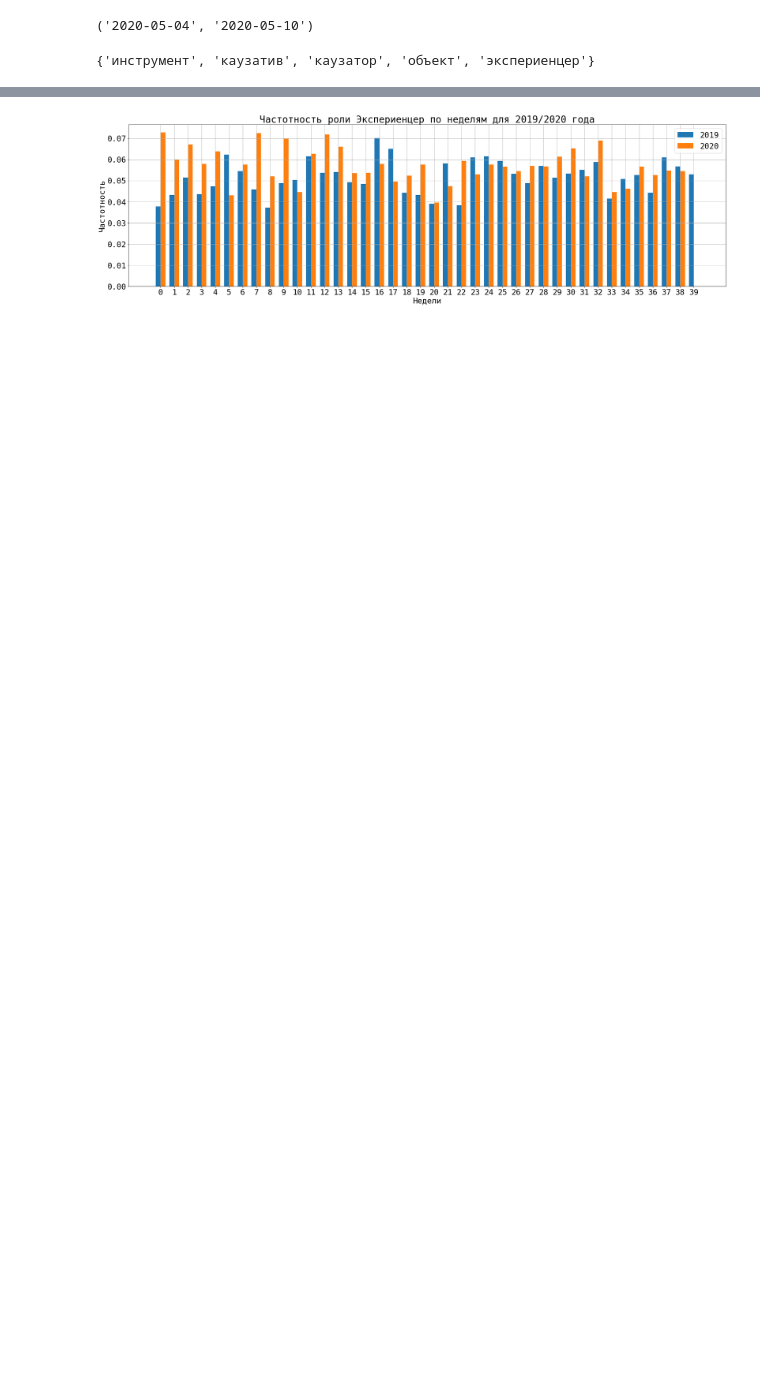
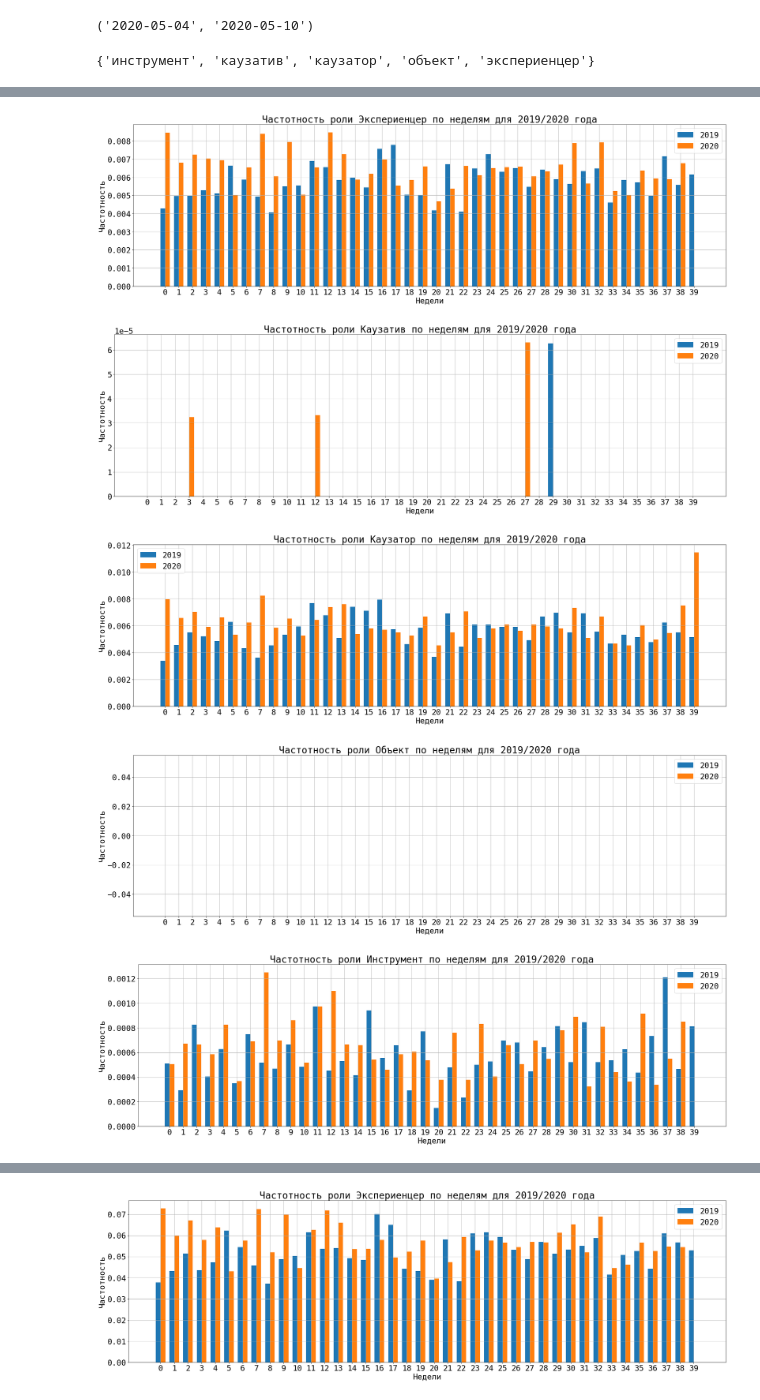
Before and after one commit to Rexhaif/sementic_role_labeler, a Jupyter notebook: experiments/srl_demo.ipynb, the cells around one changed output, grey strips where cells are left out. Drawn from its saved outputs; the diff is of its cells as text; code cells hidden in the pictures; blank space fills up the shorter version.

```diff
--- a/experiments/srl_demo.ipynb
+++ b/experiments/srl_demo.ipynb
@@ -806,3 +1198,28 @@ res2.head()
+# %%
+writer = pd.ExcelWriter("pikabu-total-stats.xlsx")
+for k in result_2019:
+    dataframe = pd.DataFrame(result_2019[k])
+    dataframe.to_excel(writer, f"{k}-2019")
+
+for k in result_2020:
+    dataframe = pd.DataFrame(result_2020[k])
+    dataframe.to_excel(writer, f"{k}-2020")
+
+writer.close()
+# %%
+weekly_2019 = get_weekly_stats('2019-03-30', '2019-10-04')
+weekly_2020 = get_weekly_stats('2020-03-30', '2020-10-04')
+# %%
+writer = pd.ExcelWriter("./pikabu-weekly-stats.xlsx")
+for week in weekly_2019:
+    dataframe = pd.DataFrame(weekly_2019[week])
+    dataframe.to_excel(writer, week)
+
+for week in weekly_2020:
+    dataframe = pd.DataFrame(weekly_2020[week])
+    dataframe.to_excel(writer, week)
+
+writer.close()
 # %%
 import matplotlib
 import matplotlib.pyplot as plt
@@ -858,0 +1276,25 @@ roleset
+# %%
+needed_plots = [
+    ('экспериенцер', 'plots/tokens', res1, 'роли Экспериенцер'),
+    ('каузатив', 'plots/tokens', res1, 'роли Каузатив'),
+    ('каузатор', 'plots/tokens', res1, 'роли Каузатор'),
+    ('объект', 'plots/tokens', res1, 'роли Объект'),
+    ('инструмент', 'plots/tokens', res1, 'роли Инструмент'),
+    ('n_predicates', 'plots/tokens', res1, 'эмотивных предикатов'),
+
+    ('экспериенцер', 'plots/clauses', res2, 'роли Экспериенцер'),
+    ('каузатив', 'plots/clauses', res2, 'роли Каузатив'),
+    ('каузатор', 'plots/clauses', res2, 'роли Каузатор'),
+    ('объект', 'plots/clauses', res2, 'роли Объект'),
+    ('инструмент', 'plots/clauses', res2, 'роли Инструмент'),
+    ('n_predicates', 'plots/clauses', res2, 'эмотивных предикатов'),
+]
+# %%
+for a in needed_plots:
+    plot_data(*a)
+# %% [output]
+[figure, added]
+[figure, added]
+[figure, added]
+[figure, added]
+[figure, added]
```
Also changed, not shown: parts of 83 cells of this notebook, 1 other file.
